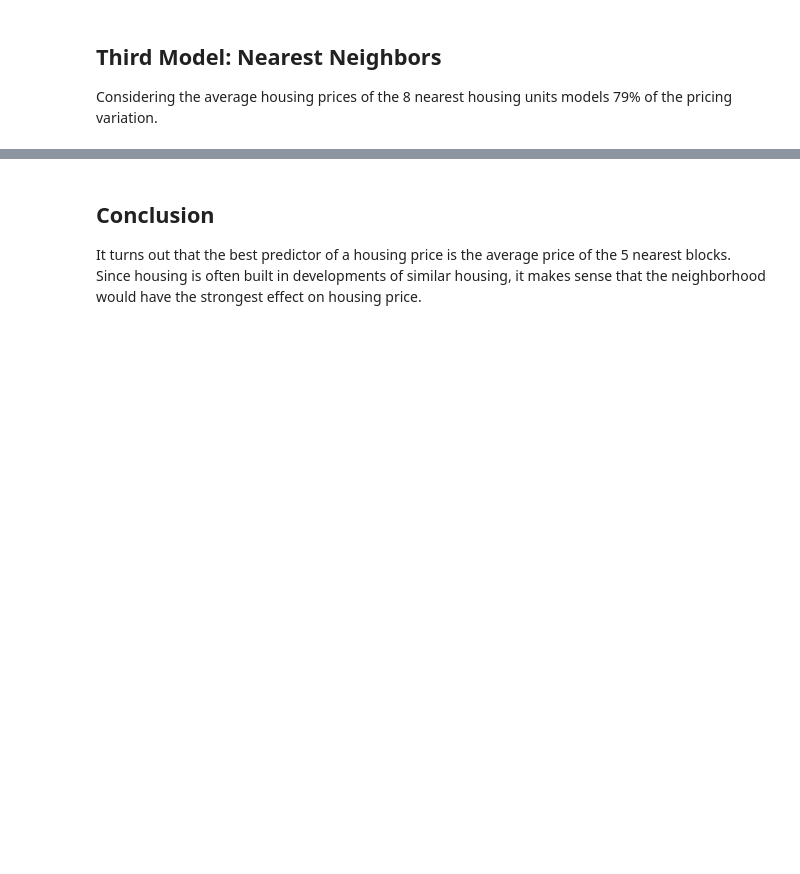
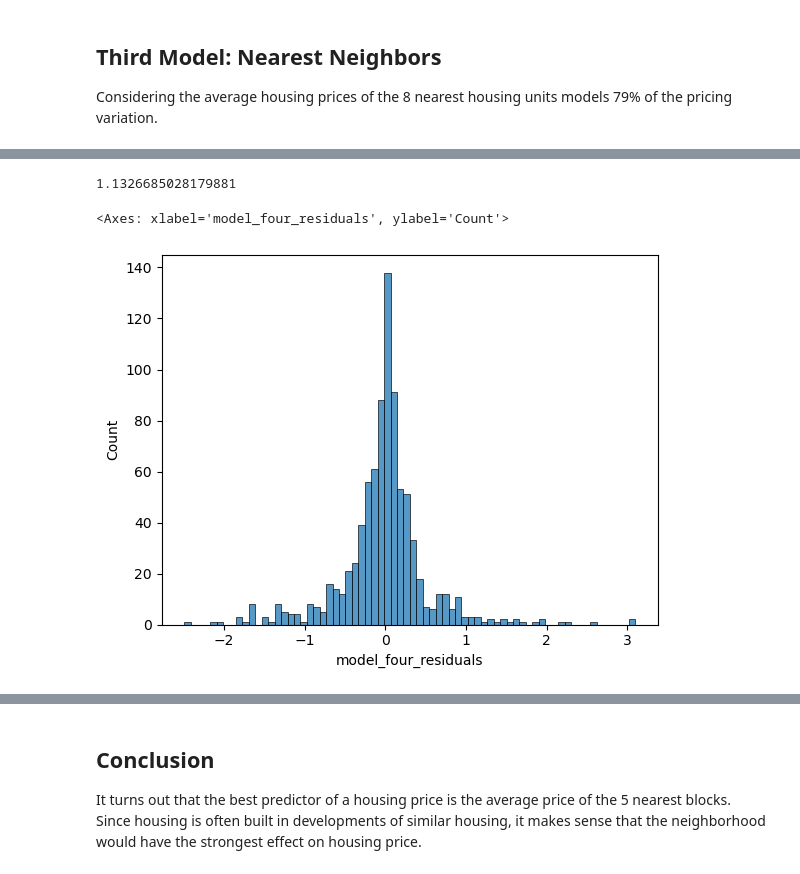
Before and after one commit to jgoett2/CA_Housing_Project, a Jupyter notebook: CA_Housing.ipynb, the cells around one changed output, grey strips where cells are left out. Cells and saved outputs as stored; diff of their text form; code cells hidden in the pictures; blank space fills up the shorter version.

Commit message:
Added fourth model

```diff
--- a/CA_Housing.ipynb
+++ b/CA_Housing.ipynb
@@ -187,0 +191,23 @@ map_model_three_error.write_image('img/map_model_three_error.png')
+# %%
+df = pd.read_csv("Data/housing.csv")
+df.dropna(axis=0, inplace=True)
+
+X_train, X_test = train_test_split(df[["Latitude", "Longitude", "zipcode", "housing_price"]], test_size=0.2, random_state=42)
+
+price_median = X_train.groupby("zipcode").median()
+price_count = X_train.groupby("zipcode").count()
+
+price_median["count"] = price_count["housing_price"]
+
+X_test["prediction"] = X_test["zipcode"].map(lambda x: price_median.loc[x]["housing_price"] if x in price_median.index else np.nan)
+
+X_test["model_four_residuals"] = (X_test["prediction"] - X_test["housing_price"])
+X_test["account"] = (X_test["prediction"] - X_test["housing_price"].mean())/(X_test["housing_price"] - X_test["housing_price"].mean())
+X_test["account"].mean()
+# %% [output]
+1.1326685028179881
+# %%
+sns.histplot(X_test["model_four_residuals"])
+# %% [output]
+<Axes: xlabel='model_four_residuals', ylabel='Count'>
+[figure, added]
```
Also changed, not shown: parts of 7 cells of this notebook, 2 other files.
